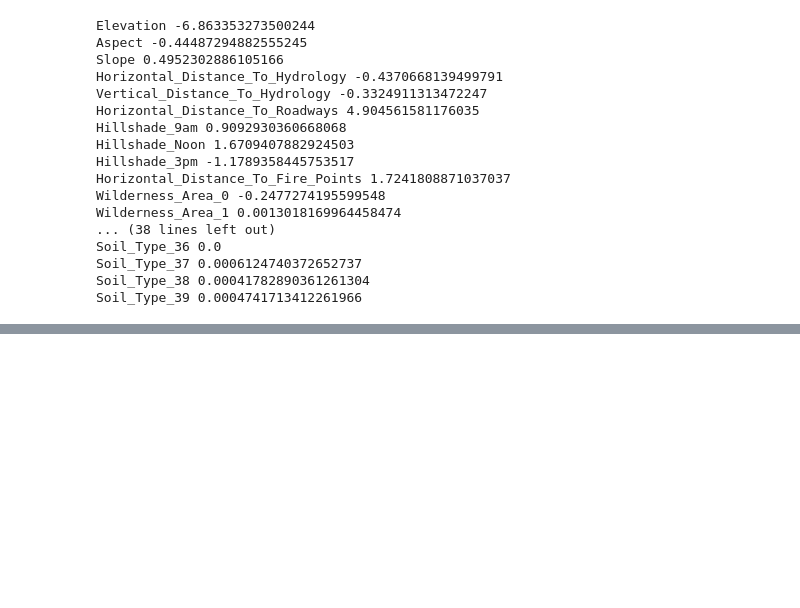
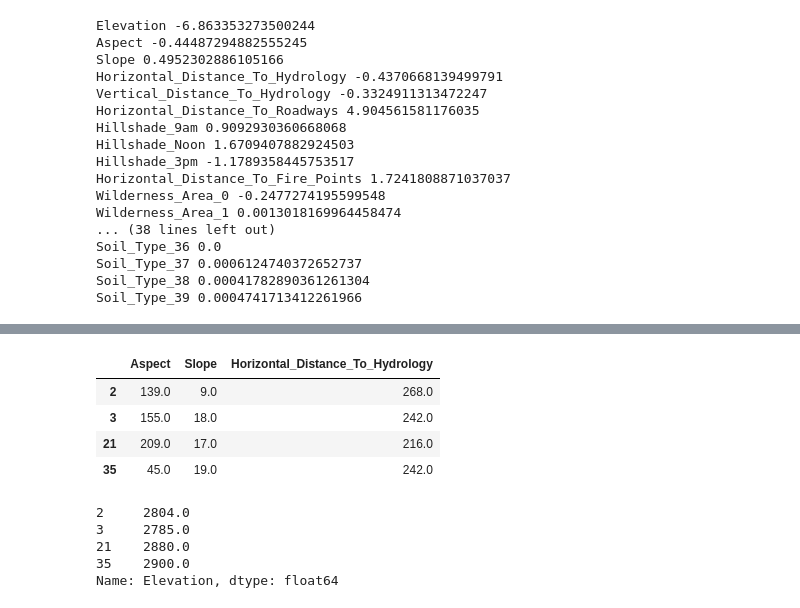
Before and after one commit to kulikofff/Data-Analytics-2023-V2, a Jupyter notebook: ML DA may 2023/08 Scikit.ipynb, the cells around one changed output, grey strips where cells are left out. Drawn from its saved outputs; the diff is of its cells as text; code cells hidden in the pictures; blank space fills up the shorter version.

```diff
--- a/ML DA may 2023/08 Scikit.ipynb
+++ b/ML DA may 2023/08 Scikit.ipynb
@@ -429,0 +510,19 @@ Soil_Type_39 0.0004741713412261966
+# %%
+#Out-of-bag:
+toy_data_out_boot = toy_data[~toy_data.index.isin(
+toy_data_boot.index)]
+toy_labels_out_boot = toy_labels[~toy_labels.index.isin(
+toy_data_boot.index)]
+display(toy_data_out_boot)
+display(toy_labels_out_boot)
+# %% [output]
+|  | Aspect | Slope | Horizontal_Distance_To_Hydrology |
+| 2 | 139.0 | 9.0 | 268.0 |
+| 3 | 155.0 | 18.0 | 242.0 |
+| 21 | 209.0 | 17.0 | 216.0 |
+| 35 | 45.0 | 19.0 | 242.0 |
+2     2804.0
+3     2785.0
+21    2880.0
+35    2900.0
+Name: Elevation, dtype: float64
```
Also changed, not shown: parts of 20 cells of this notebook.
